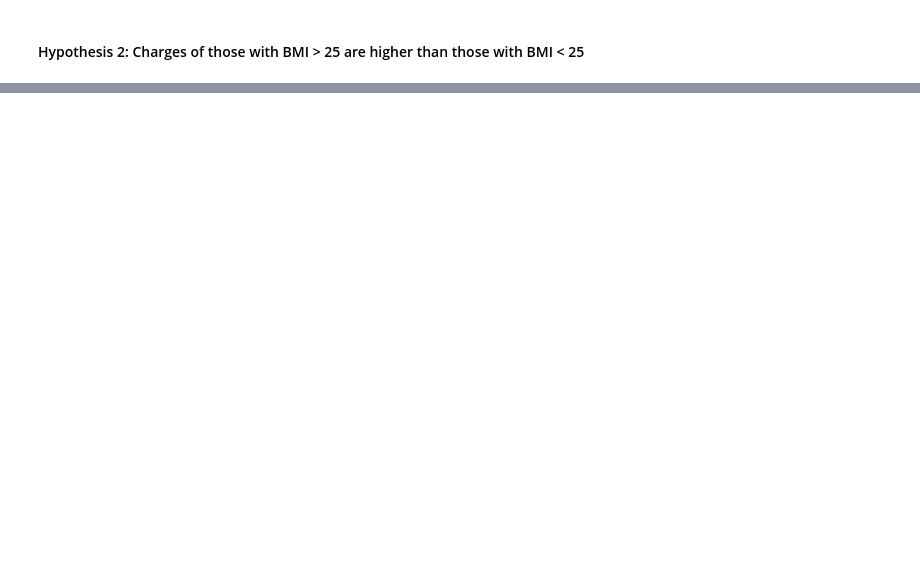
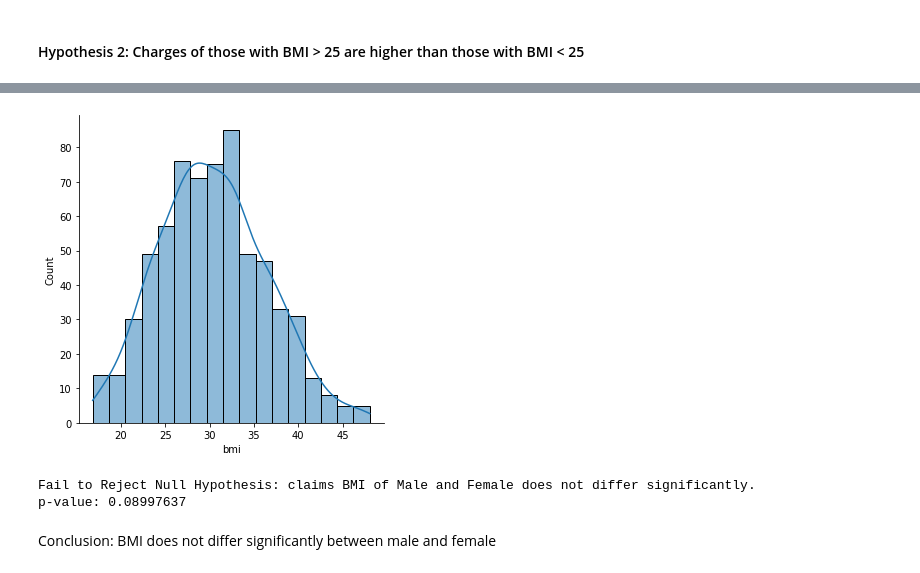
Before and after one commit to dwipaalfarisi/ads-projects, a Jupyter notebook: probability/prob.ipynb, the cells around one changed output, grey strips where cells are left out. Drawn from its saved outputs; the diff is of its cells as text; code cells hidden in the pictures; blank space fills up the shorter version.

```diff
--- a/probability/prob.ipynb
+++ b/probability/prob.ipynb
@@ -646,0 +691,22 @@ insurance_data.shape
+# %%
+sns.displot(female1['bmi'], kde=True);
+# %% [output]
+[figure, added]
+# %%
+Ho_3 = "BMI of Male and Female does not differ significantly"
+Ha_3 = "BMI of Male and Female does differ significantly"
+
+x = np.array(insurance_data[insurance_data.sex == 'male'].bmi)
+y = np.array(insurance_data[insurance_data.sex == 'female'].bmi)
+
+t, p_value  = stats.ttest_ind(x,y, axis = 0)
+
+if p_value < 0.05:
+    print('Reject Null Hypothesis: claims BMI of Male and Female does not differ significantly.\np-value: %.8f' % p_value)
+else:
+    print('Fail to Reject Null Hypothesis: claims BMI of Male and Female does not differ significantly.\np-value: %.8f' % p_value)
+# %% [output]
+Fail to Reject Null Hypothesis: claims BMI of Male and Female does not differ significantly.
+p-value: 0.08997637
+# %% [markdown]
+Conclusion: BMI does not differ significantly between male and female
```
Also changed, not shown: parts of 34 cells of this notebook, 6 other files.
